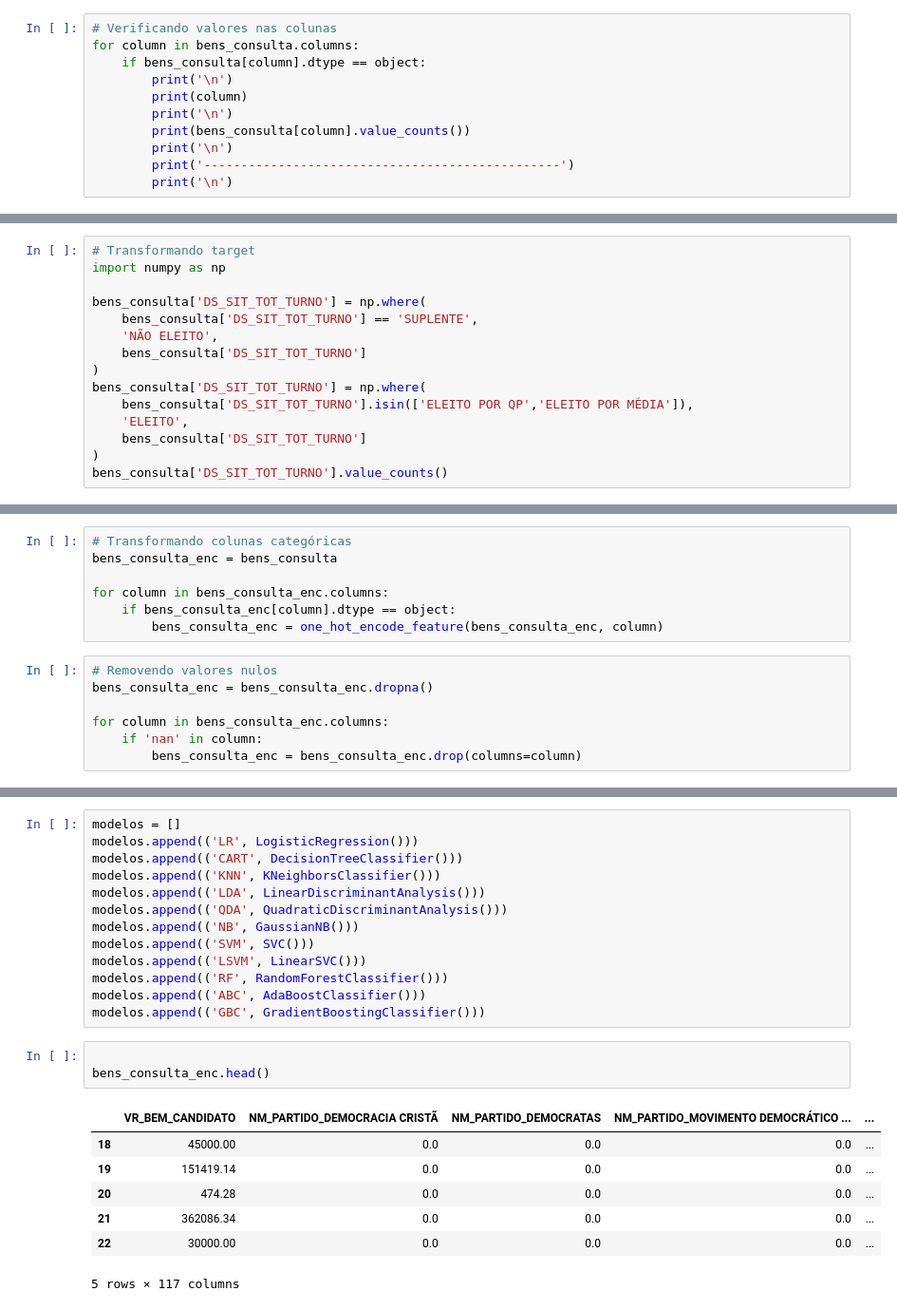
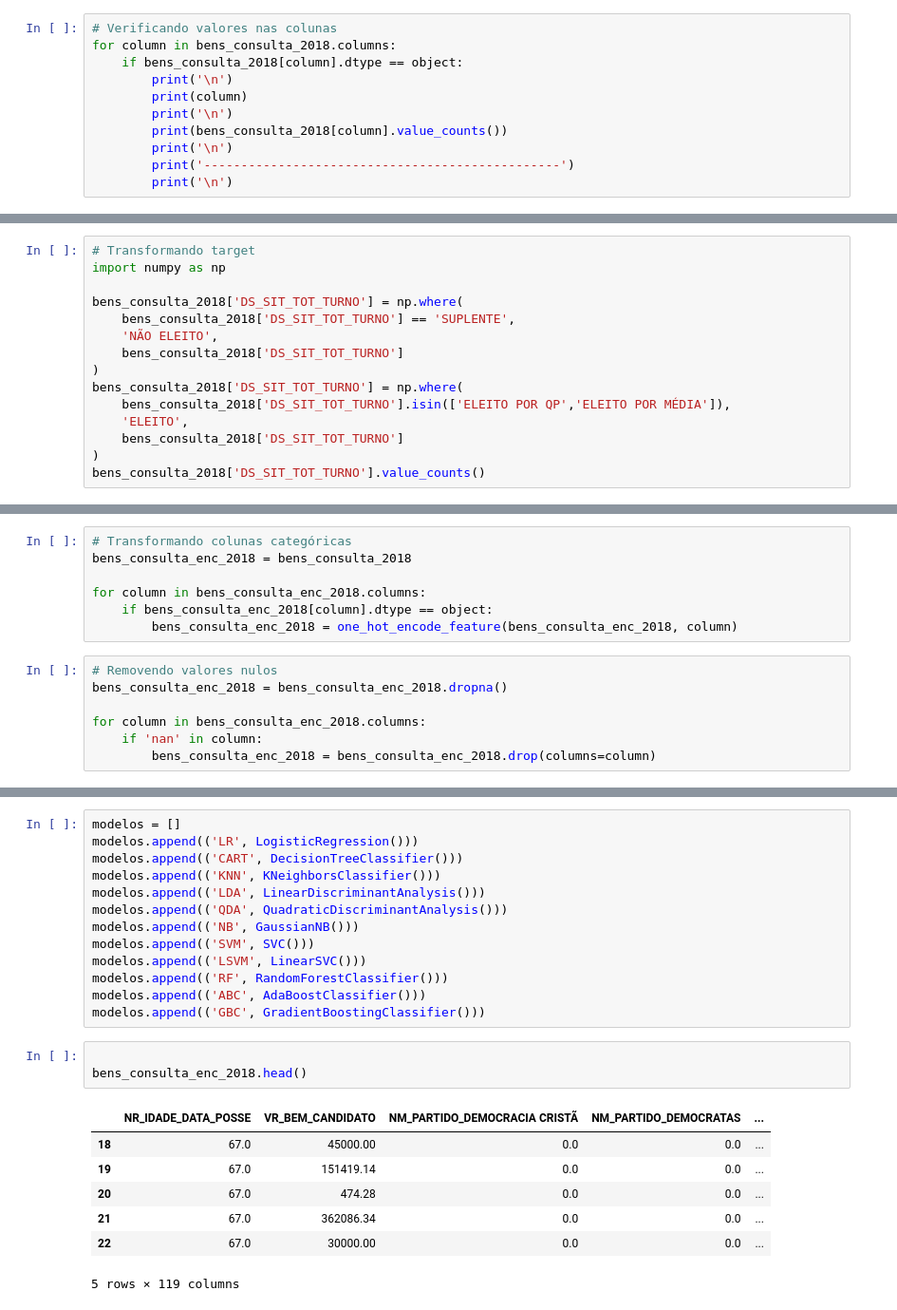
Before and after one commit to luc-zago/lets-code-machine-learning-i, a Jupyter notebook: notebook.ipynb, the cells around one changed output, grey strips where cells are left out. Shown at 95% size. Drawn from its saved outputs; the diff is of its cells as text.

```diff
--- a/notebook.ipynb
+++ b/notebook.ipynb
@@ -254,12 +328,12 @@ for regiao in regioes.keys():
     )
 # %%
 # Verificando valores nas colunas
-for column in bens_consulta.columns:
-    if bens_consulta[column].dtype == object:
+for column in bens_consulta_2018.columns:
+    if bens_consulta_2018[column].dtype == object:
         print('\n')
         print(column)
         print('\n')
-        print(bens_consulta[column].value_counts())
+        print(bens_consulta_2018[column].value_counts())
         print('\n')
         print('------------------------------------------------')
         print('\n')
@@ -288,15 +359,15 @@ bens_consulta = bens_consulta[bens_consulta['SG_UF_NASCIMENTO'] != 'ZZ']
 # Transformando target
 import numpy as np
 
-bens_consulta['DS_SIT_TOT_TURNO'] = np.where(
-    bens_consulta['DS_SIT_TOT_TURNO'] == 'SUPLENTE',
+bens_consulta_2018['DS_SIT_TOT_TURNO'] = np.where(
+    bens_consulta_2018['DS_SIT_TOT_TURNO'] == 'SUPLENTE',
     'NÃO ELEITO',
-    bens_consulta['DS_SIT_TOT_TURNO']
+    bens_consulta_2018['DS_SIT_TOT_TURNO']
 )
-bens_consulta['DS_SIT_TOT_TURNO'] = np.where(
-    bens_consulta['DS_SIT_TOT_TURNO'].isin(['ELEITO POR QP','ELEITO POR MÉDIA']),
+bens_consulta_2018['DS_SIT_TOT_TURNO'] = np.where(
+    bens_consulta_2018['DS_SIT_TOT_TURNO'].isin(['ELEITO POR QP','ELEITO POR MÉDIA']),
     'ELEITO',
-    bens_consulta['DS_SIT_TOT_TURNO']
+    bens_consulta_2018['DS_SIT_TOT_TURNO']
 )
-bens_consulta['DS_SIT_TOT_TURNO'].value_counts()
+bens_consulta_2018['DS_SIT_TOT_TURNO'].value_counts()
 # %% [output]
@@ -320,16 +391,16 @@ def one_hot_encode_feature(data,feature):
     return new_data
 # %%
 # Transformando colunas categóricas
-bens_consulta_enc = bens_consulta
+bens_consulta_enc_2018 = bens_consulta_2018
 
-for column in bens_consulta_enc.columns:
-    if bens_consulta_enc[column].dtype == object:
-        bens_consulta_enc = one_hot_encode_feature(bens_consulta_enc, column)
+for column in bens_consulta_enc_2018.columns:
+    if bens_consulta_enc_2018[column].dtype == object:
+        bens_consulta_enc_2018 = one_hot_encode_feature(bens_consulta_enc_2018, column)
 # %%
 # Removendo valores nulos
-bens_consulta_enc = bens_consulta_enc.dropna()
+bens_consulta_enc_2018 = bens_consulta_enc_2018.dropna()
 
-for column in bens_consulta_enc.columns:
+for column in bens_consulta_enc_2018.columns:
     if 'nan' in column:
-        bens_consulta_enc = bens_consulta_enc.drop(columns=column)
+        bens_consulta_enc_2018 = bens_consulta_enc_2018.drop(columns=column)
 # %%
@@ -368,15 +439,15 @@ modelos.append(('ABC', AdaBoostClassifier()))
 modelos.append(('GBC', GradientBoostingClassifier()))
 # %%
 
-bens_consulta_enc.head()
+bens_consulta_enc_2018.head()
 # %% [output]
-|  | VR_BEM_CANDIDATO | NM_PARTIDO_DEMOCRACIA CRISTÃ | NM_PARTIDO_DEMOCRATAS | NM_PARTIDO_MOVIMENTO DEMOCRÁTICO ... | ... |
-| 18 | 45000.00 | 0.0 | 0.0 | 0.0 | ... |
-| 19 | 151419.14 | 0.0 | 0.0 | 0.0 | ... |
-| 20 | 474.28 | 0.0 | 0.0 | 0.0 | ... |
-| 21 | 362086.34 | 0.0 | 0.0 | 0.0 | ... |
-| 22 | 30000.00 | 0.0 | 0.0 | 0.0 | ... |
+|  | NR_IDADE_DATA_POSSE | VR_BEM_CANDIDATO | NM_PARTIDO_DEMOCRACIA CRISTÃ | NM_PARTIDO_DEMOCRATAS | ... |
+| 18 | 67.0 | 45000.00 | 0.0 | 0.0 | ... |
+| 19 | 67.0 | 151419.14 | 0.0 | 0.0 | ... |
+| 20 | 67.0 | 474.28 | 0.0 | 0.0 | ... |
+| 21 | 67.0 | 362086.34 | 0.0 | 0.0 | ... |
+| 22 | 67.0 | 30000.00 | 0.0 | 0.0 | ... |
-5 rows × 117 columns
+5 rows × 119 columns
 # %%
 seed=42
 scoring = 'f1'
```
Also changed, not shown: parts of 20 cells of this notebook, 2 other files.
